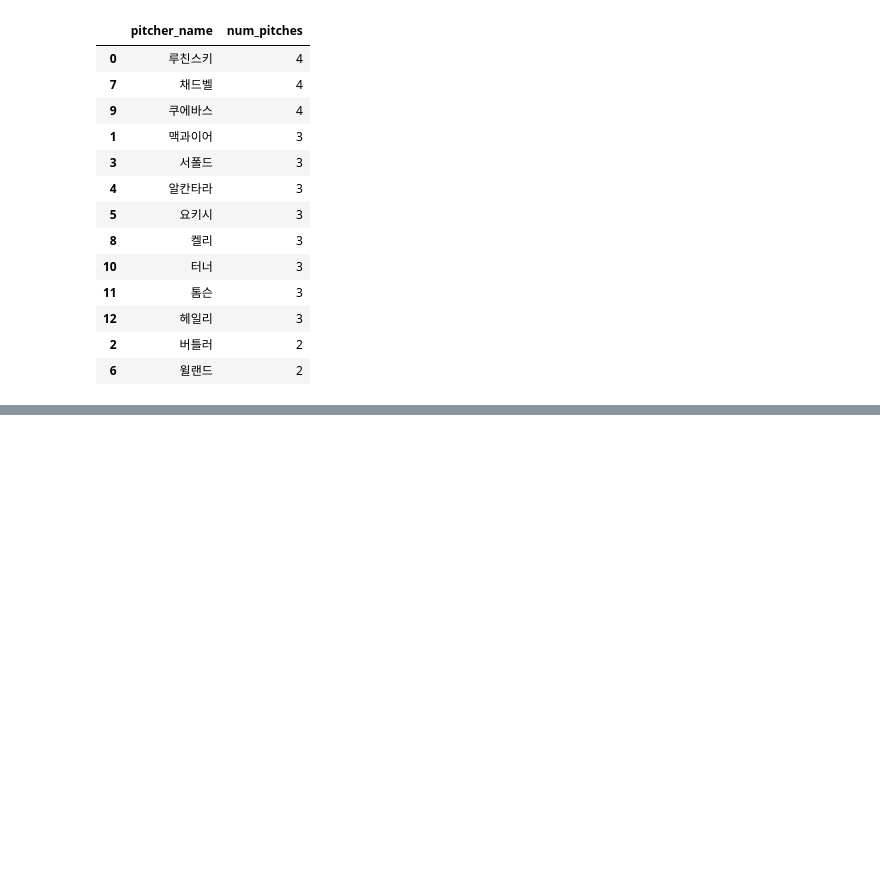
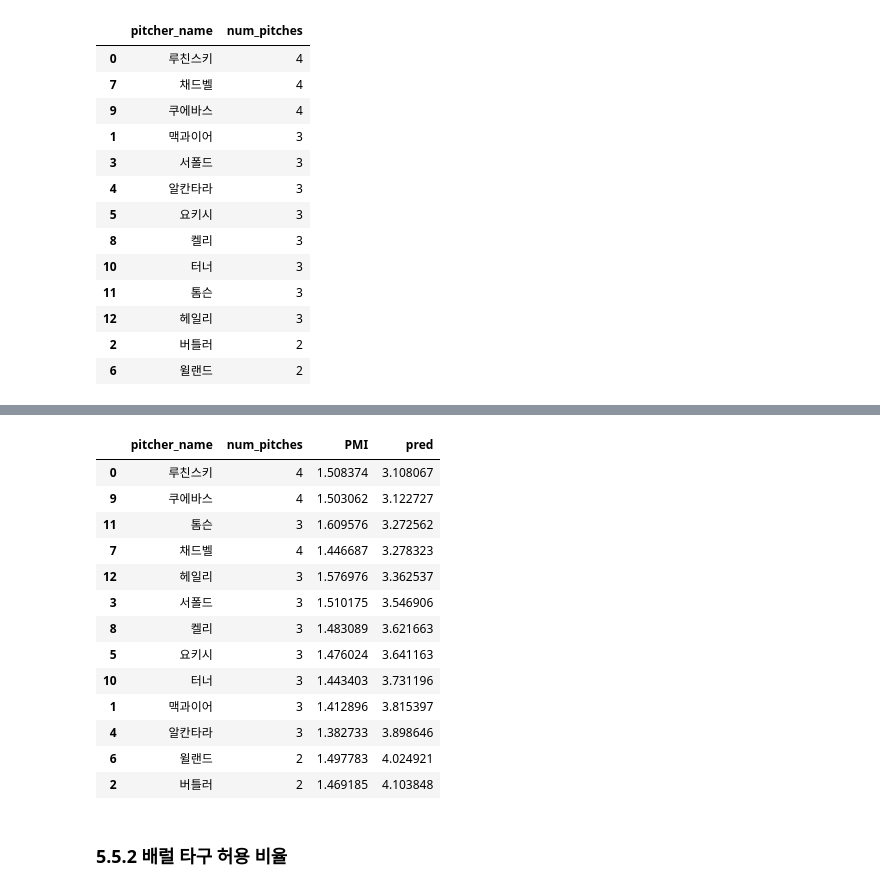
Before and after one commit to msio900/dacon_1st_solution, a Jupyter notebook: Chap05.ipynb, the cells around one changed output, grey strips where cells are left out. Saved outputs shown, nothing was run; the diff lists cells and outputs as text; code cells hidden in the pictures; blank space fills up the shorter version.

```diff
--- a/Chap05.ipynb
+++ b/Chap05.ipynb
@@ -793,0 +885,11 @@ coordEdge_19.sort_values('num_pitches', ascending = False)
+# %%
+import statsmodels.api as sm
+
+y = Elite_11_18.ERA.values
+X = sm.add_constant(Elite_11_18[['num_pitches', 'PMI']].values)
+
+model = sm.OLS(y, X)
+
+result = model.fit()
+
+result.summary()
@@ -793,0 +917,5 @@ coordEdge_19.sort_values('num_pitches', ascending = False)
+# %%
+MDPB_19 = atKbo_19_StatCast.groupby(['pitcher_name', 'batter']). \
+    apply(Mean_Distance_Per_Batter)
+pitch_mix_19 = MDPB_19.dropna().groupby('pitcher_name').mean()
+pitch_mix_19.head()
@@ -793,0 +930,3 @@ coordEdge_19.sort_values('num_pitches', ascending = False)
+# %%
+coordEdge_19['PMI'] = pitch_mix_19[coordEdge_19.pitcher_name].values
+coordEdge_19
@@ -793,0 +948,21 @@ coordEdge_19.sort_values('num_pitches', ascending = False)
+# %%
+test_X = sm.add_constant(coordEdge_19[['num_pitches', 'PMI']].values)
+coordEdge_19['pred'] = result.predict(test_X)
+coordEdge_19.sort_values('pred')
+# %% [output]
+|  | pitcher_name | num_pitches | PMI | pred |
+| 0 | 루친스키 | 4 | 1.508374 | 3.108067 |
+| 9 | 쿠에바스 | 4 | 1.503062 | 3.122727 |
+| 11 | 톰슨 | 3 | 1.609576 | 3.272562 |
+| 7 | 채드벨 | 4 | 1.446687 | 3.278323 |
+| 12 | 헤일리 | 3 | 1.576976 | 3.362537 |
+| 3 | 서폴드 | 3 | 1.510175 | 3.546906 |
+| 8 | 켈리 | 3 | 1.483089 | 3.621663 |
+| 5 | 요키시 | 3 | 1.476024 | 3.641163 |
+| 10 | 터너 | 3 | 1.443403 | 3.731196 |
+| 1 | 맥과이어 | 3 | 1.412896 | 3.815397 |
+| 4 | 알칸타라 | 3 | 1.382733 | 3.898646 |
+| 6 | 윌랜드 | 2 | 1.497783 | 4.024921 |
+| 2 | 버틀러 | 2 | 1.469185 | 4.103848 |
+# %% [markdown]
+### 5.5.2 배럴 타구 허용 비율
```
Also changed, not shown: parts of 17 cells of this notebook.
